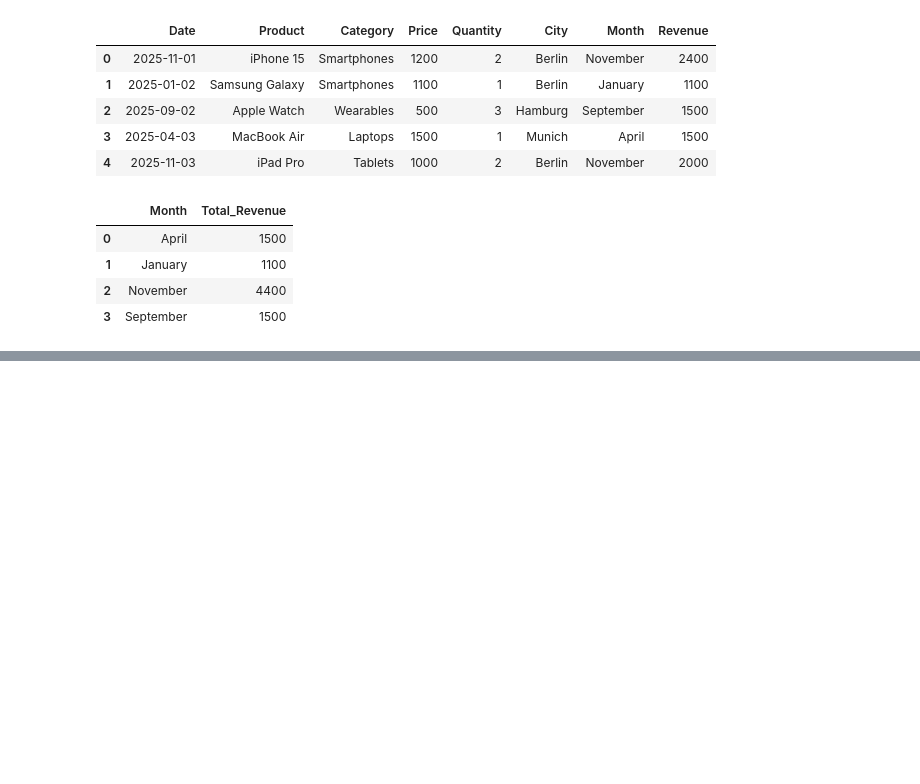
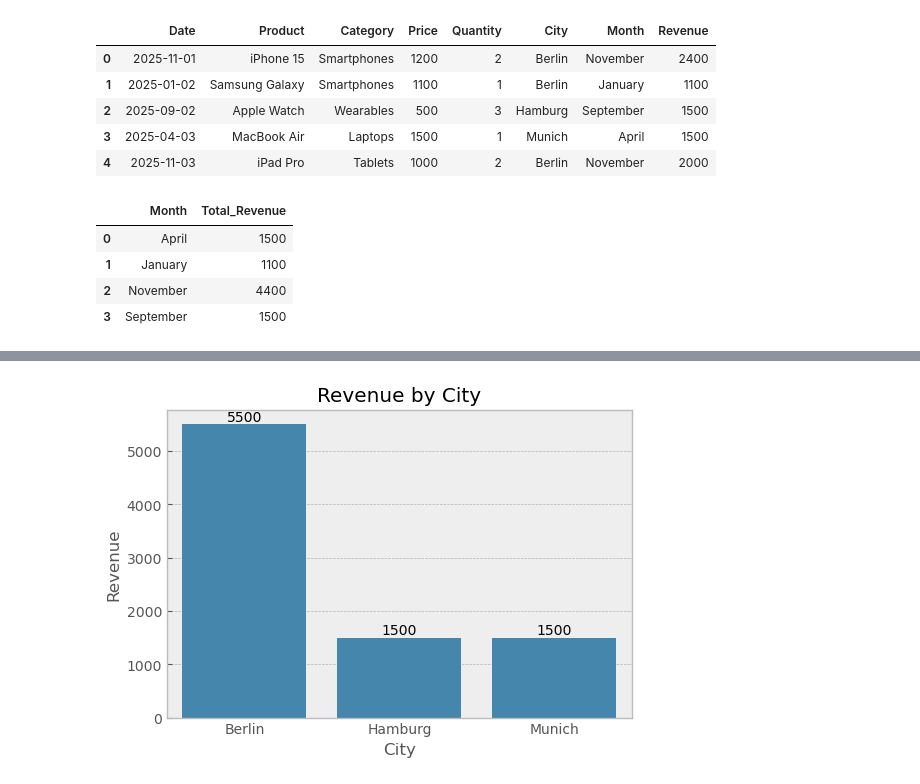
Before and after one commit to HalynaYaremenko/test-tasks-Python, a Jupyter notebook: pandas_matplotlib_practice.ipynb, the cells around one changed output, grey strips where cells are left out. Drawn from its saved outputs; the diff is of its cells as text; code cells hidden in the pictures; blank space fills up the shorter version.

```diff
--- a/pandas_matplotlib_practice.ipynb
+++ b/pandas_matplotlib_practice.ipynb
@@ -1088,0 +1089,17 @@ plt.show()
+# %%
+# 64. Побудуй порівняння доходів по містах (стовпчиковий графік).
+
+df_city = df_sale.groupby("City")["Revenue"].sum().reset_index()
+
+plt.figure(figsize=(6,4))
+
+ax = sns.barplot(x="City", y="Revenue", data=df_city, errorbar=None)
+
+ax.bar_label(ax.containers[0], padding=0)  # ax.containers[0] — перший набір стовпчиків
+
+plt.title("Revenue by City")
+plt.xlabel("City")
+plt.ylabel("Revenue")
+plt.show()
+# %% [output]
+[figure, added]
```
Also changed, not shown: parts of 23 cells of this notebook, 1 other file.
